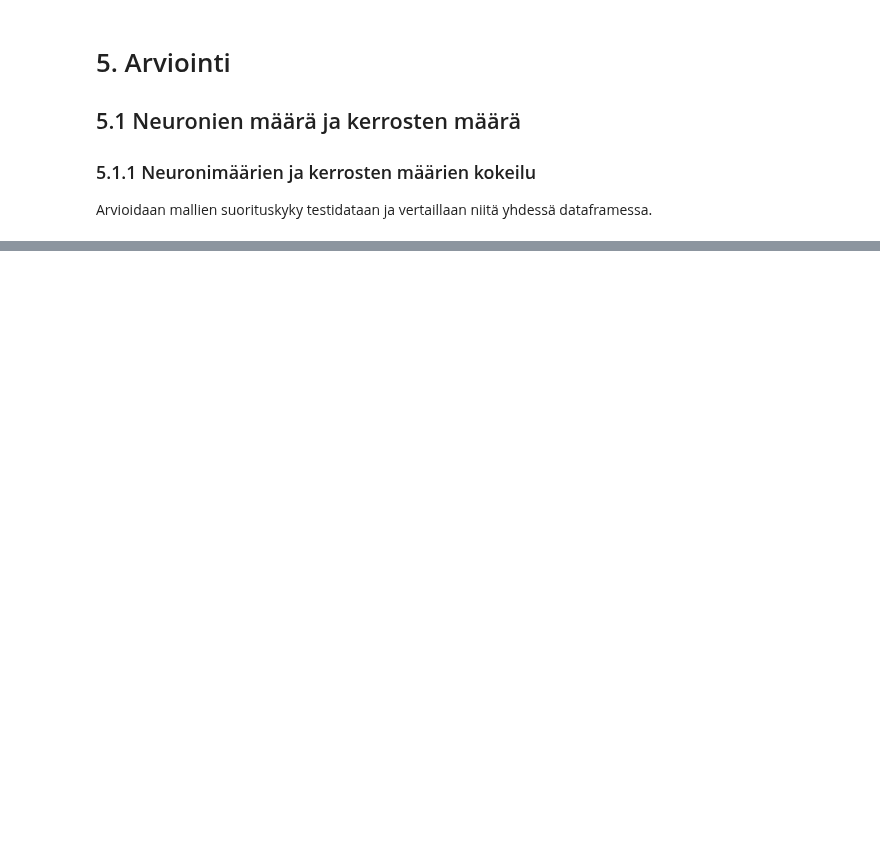
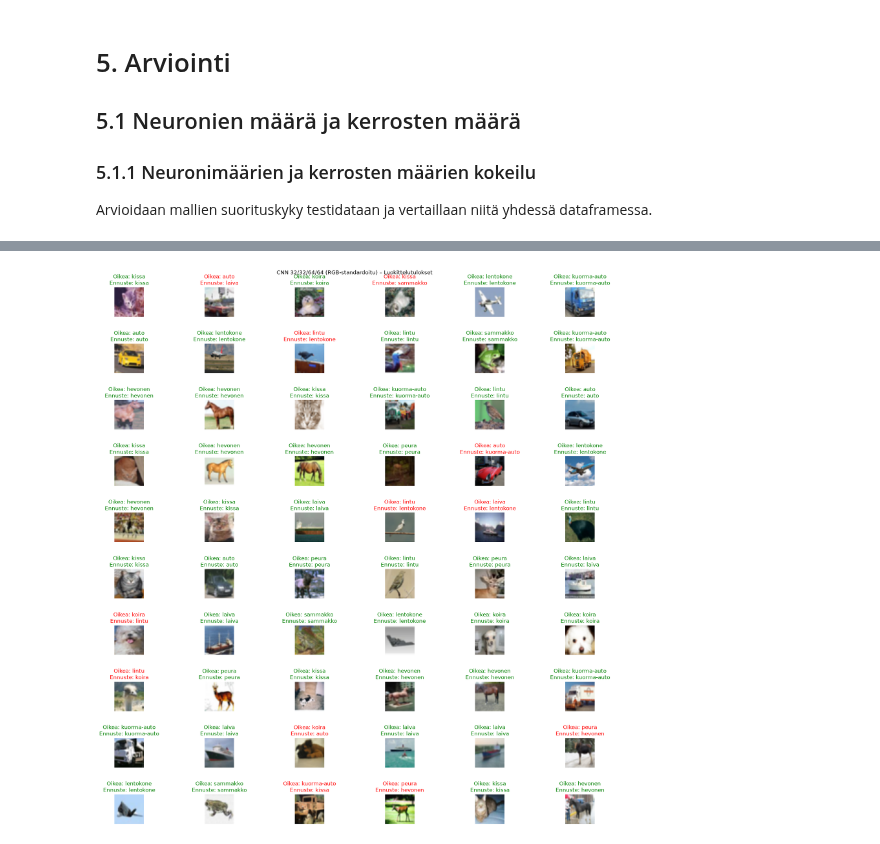
Before and after one commit to MustBeViable/Neuroverkkoprojekti, a Jupyter notebook: CIFAR-10/CIFAR-10_CNN.ipynb, the cells around one changed output, grey strips where cells are left out. Saved outputs shown, nothing was run; the diff lists cells and outputs as text; code cells hidden in the pictures; blank space fills up the shorter version.

```diff
--- a/CIFAR-10/CIFAR-10_CNN.ipynb
+++ b/CIFAR-10/CIFAR-10_CNN.ipynb
@@ -1086,0 +1344,44 @@ Verrattuna kaksikerroksiseen `32/64`-malliin tarkkuus parani **1,29 prosenttiyks
+# %%
+# Valitaan RGB-standardoitu CNN-malli
+model_rgb = std_models["32/32/64/64"]
+
+# Valitaan samat validointikuvat kuin koulutuksessa
+x_val = x_train[-5000:]
+x_val_std = x_train_std[-5000:]
+y_val = y_train[-5000:].ravel()
+
+# Valitaan 60 satunnaista kuvaa toistettavasti
+rng = np.random.default_rng(0)
+indices = rng.choice(len(x_val), size=60, replace=False)
+
+# Ennustetaan standardoiduilla kuvilla
+predictions = model_rgb.predict(
+    x_val_std[indices], verbose=0
+)
+
+predicted_classes = np.argmax(predictions, axis=1)
+
+fig, axes = plt.subplots(10, 6, figsize=(18, 18))
+
+for i, ax in enumerate(axes.flat):
+    true_class = int(y_val[indices[i]])
+    predicted_class = int(predicted_classes[i])
+
+    # Näytetään alkuperäinen normalisoitu RGB-kuva
+    ax.imshow(x_val[indices[i]])
+
+    correct = true_class == predicted_class
+    color = "green" if correct else "red"
+
+    ax.set_title(
+        f"Oikea: {class_names[true_class]}\n"
+        f"Ennuste: {class_names[predicted_class]}",
+        color=color
+    )
+    ax.axis("off")
+
+plt.suptitle("CNN 32/32/64/64 (RGB-standardoitu) – Luokittelutulokset")
+plt.tight_layout(h_pad=3.0, w_pad=1.5)
+plt.show()
+# %% [output]
+[figure, added]
```
Also changed, not shown: parts of 45 cells of this notebook.
